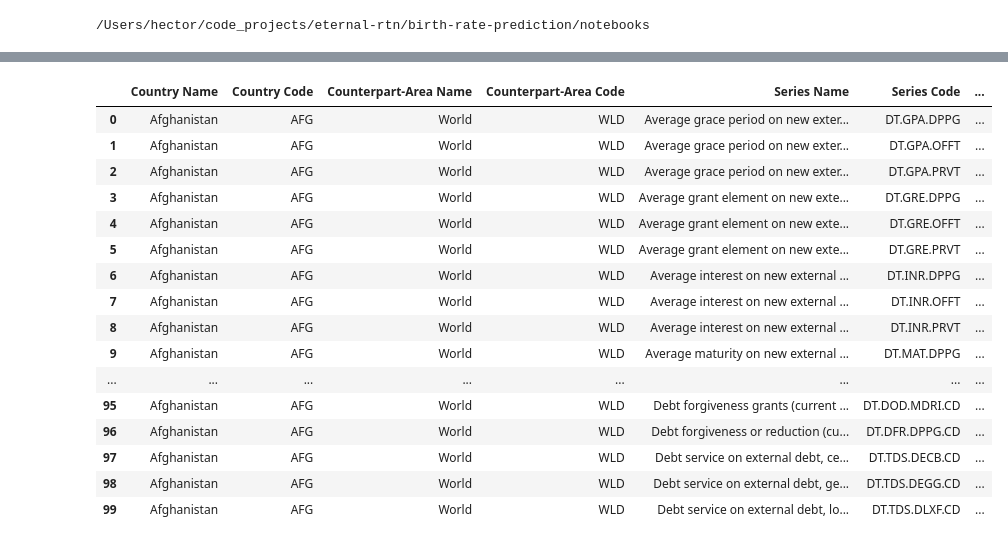
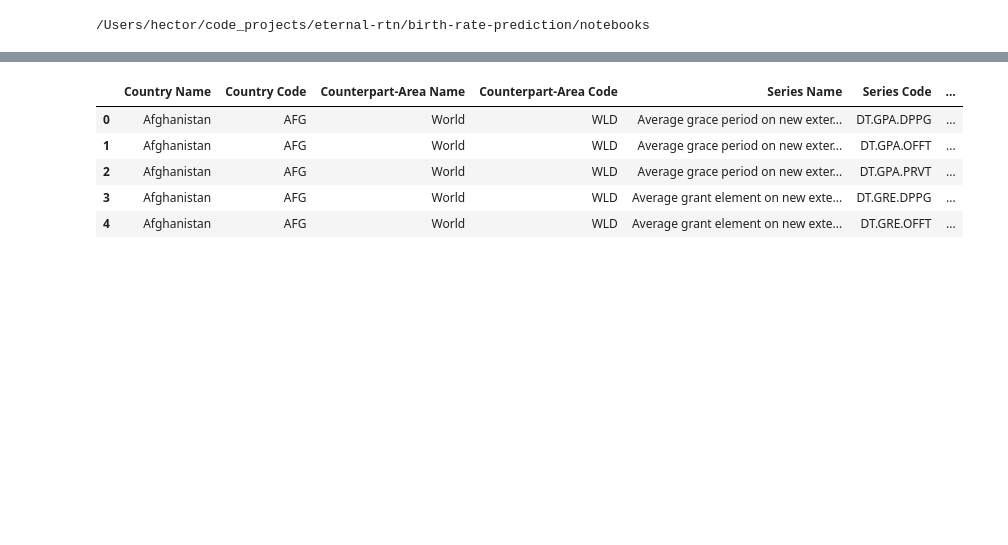
Before and after one commit to cuevash/birth-rate-prediction, a Jupyter notebook: notebooks/Exploratory Analysis.ipynb, the cells around one changed output, grey strips where cells are left out. Saved outputs shown, nothing was run; the diff lists cells and outputs as text; code cells hidden in the pictures; blank space fills up the shorter version.

```diff
--- a/notebooks/Exploratory Analysis.ipynb
+++ b/notebooks/Exploratory Analysis.ipynb
@@ -23,8 +30,18 @@ pd.set_option("display.max_rows", None)
 pd.set_option("display.max_colwidth", 120)
 pd.set_option("display.max_columns", 100)
 
-def explore_csv_file(_file_name: str, first_n: int = 100):
-    """Function to explore the data a csv file"""
 
-    return pd.read_csv(_file_name).head(first_n)
+def read_csv_file(_file_name: str):
+    """Function to read the data from a csv file"""
+
+    return dd.read_csv(
+        _file_name,
+        assume_missing=True,
+        dtype={
+            "Country Name": "string",
+            "Country Code": "string",
+            "Indicator Name": "string",
+            "Indicator Code": "string",
+        },
+    )
 # %% [markdown]
@@ -61,24 +69,15 @@ df
 
 #### WDIData.csv
 # %%
-df = explore_csv_file( f"{ROOT_DIR_RELATIVE_PATH}/data/raw/ids/IDS_ALLCountries_Data.csv")
-df
+df_economic_indicators = read_csv_file(
+    f"{ROOT_DIR_RELATIVE_PATH}/data/raw/ids/IDS_ALLCountries_Data.csv"
+)
+df_economic_indicators.head()
 # %% [output]
 |  | Country Name | Country Code | Counterpart-Area Name | Counterpart-Area Code | Series Name | Series Code | ... |
 | 0 | Afghanistan | AFG | World | WLD | Average grace period on new exter... | DT.GPA.DPPG | ... |
 | 1 | Afghanistan | AFG | World | WLD | Average grace period on new exter... | DT.GPA.OFFT | ... |
 | 2 | Afghanistan | AFG | World | WLD | Average grace period on new exter... | DT.GPA.PRVT | ... |
 | 3 | Afghanistan | AFG | World | WLD | Average grant element on new exte... | DT.GRE.DPPG | ... |
 | 4 | Afghanistan | AFG | World | WLD | Average grant element on new exte... | DT.GRE.OFFT | ... |
-| 5 | Afghanistan | AFG | World | WLD | Average grant element on new exte... | DT.GRE.PRVT | ... |
-| 6 | Afghanistan | AFG | World | WLD | Average interest on new external ... | DT.INR.DPPG | ... |
-| 7 | Afghanistan | AFG | World | WLD | Average interest on new external ... | DT.INR.OFFT | ... |
-| 8 | Afghanistan | AFG | World | WLD | Average interest on new external ... | DT.INR.PRVT | ... |
-| 9 | Afghanistan | AFG | World | WLD | Average maturity on new external ... | DT.MAT.DPPG | ... |
-| ... | ... | ... | ... | ... | ... | ... | ... |
-| 95 | Afghanistan | AFG | World | WLD | Debt forgiveness grants (current ... | DT.DOD.MDRI.CD | ... |
-| 96 | Afghanistan | AFG | World | WLD | Debt forgiveness or reduction (cu... | DT.DFR.DPPG.CD | ... |
-| 97 | Afghanistan | AFG | World | WLD | Debt service on external debt, ce... | DT.TDS.DECB.CD | ... |
-| 98 | Afghanistan | AFG | World | WLD | Debt service on external debt, ge... | DT.TDS.DEGG.CD | ... |
-| 99 | Afghanistan | AFG | World | WLD | Debt service on external debt, lo... | DT.TDS.DLXF.CD | ... |
 # %% [markdown]
```
Also changed, not shown: parts of 30 cells of this notebook, 3 other files.
